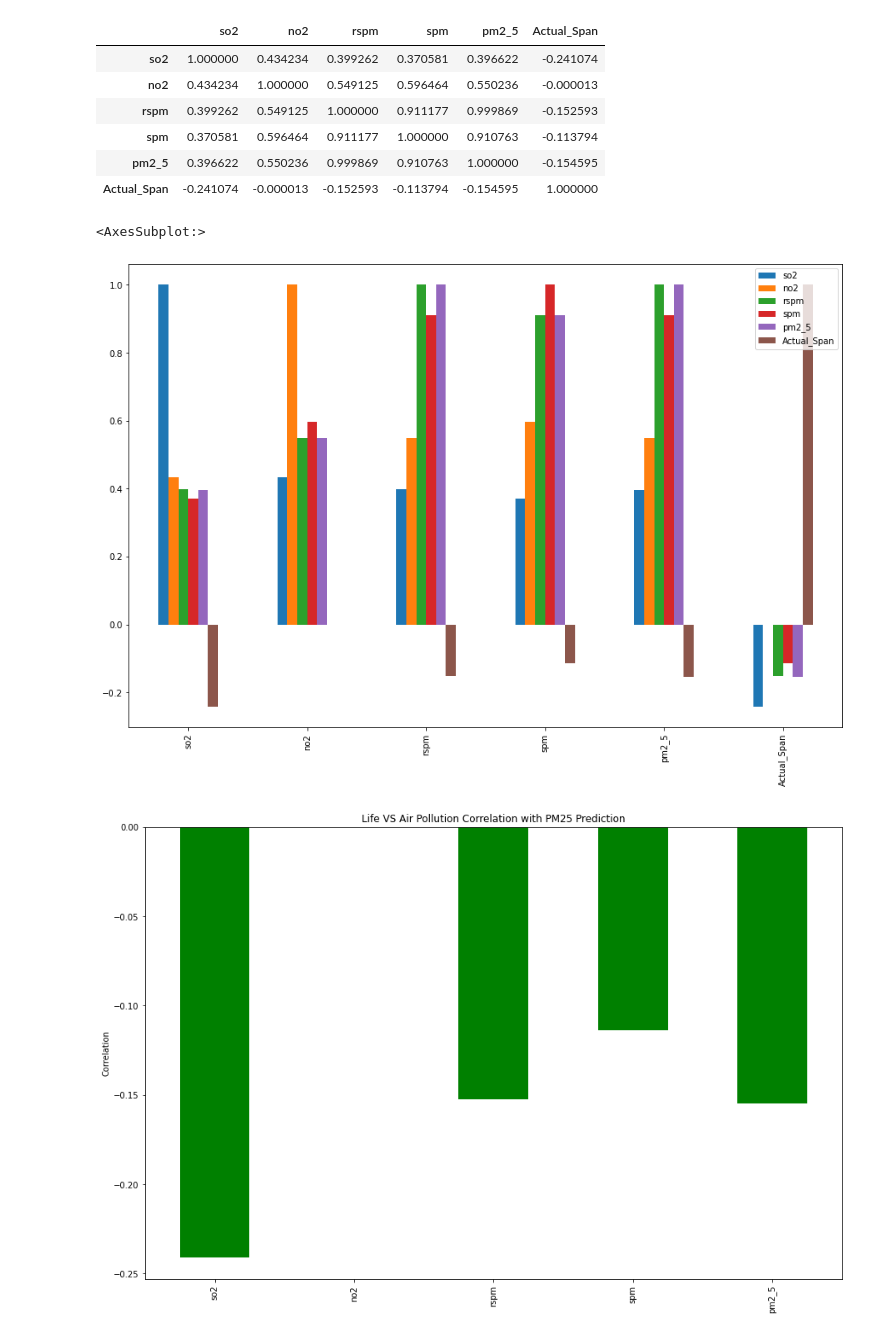
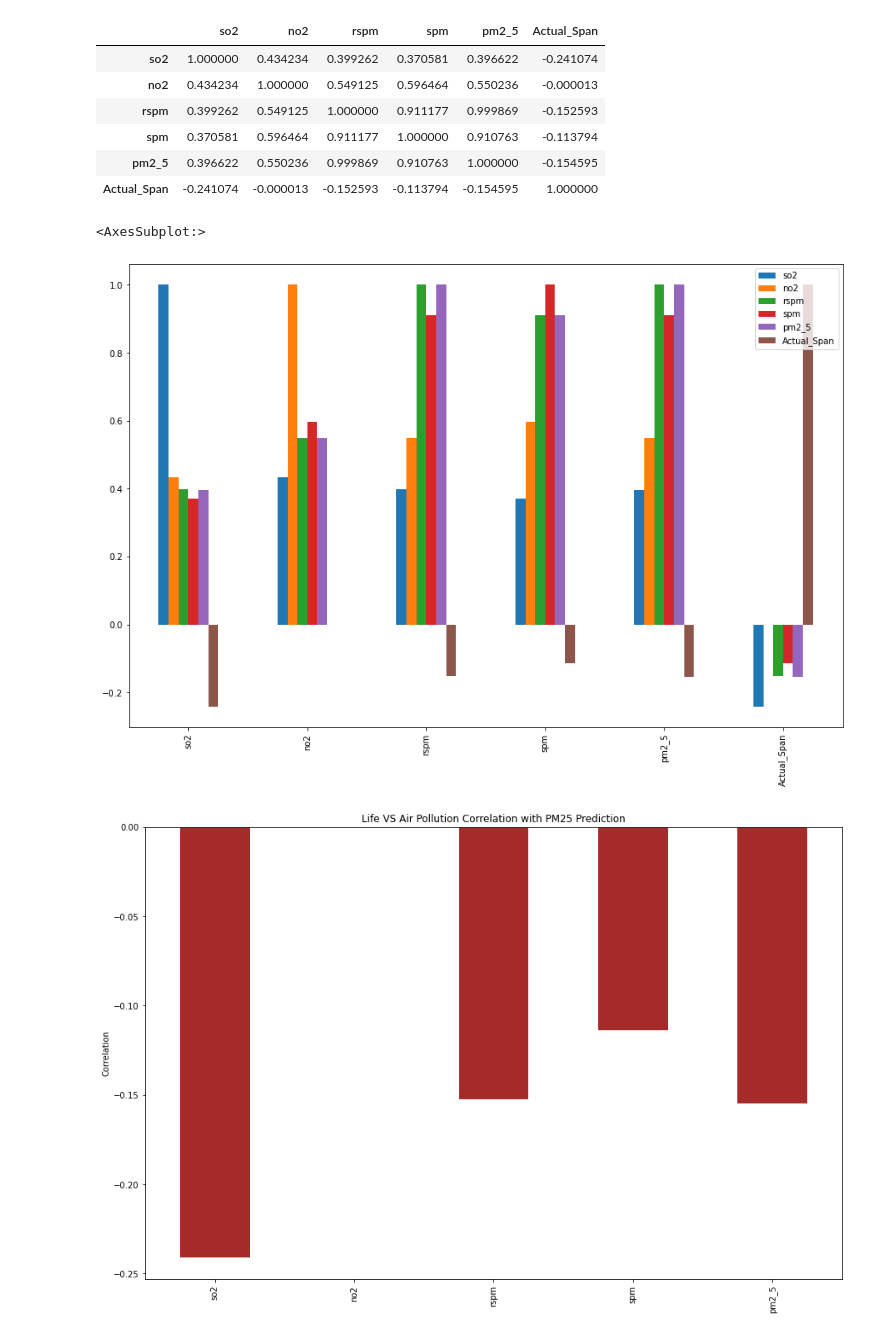
Before and after one commit to hanzhi227/Capstone1, a Jupyter notebook: IndiaAirVSLife.ipynb, the cells around one changed output. Drawn from its saved outputs; the diff is of its cells as text; code cells hidden in the pictures.

Commit message:
updating images

```diff
--- a/IndiaAirVSLife.ipynb
+++ b/IndiaAirVSLife.ipynb
@@ -5,5 +7,5 @@ import matplotlib.pyplot as plt
 from sklearn.linear_model import LinearRegression
 # %%
-air = pd.read_csv('data/india_air_quality.csv',encoding='cp1252')
+air = pd.read_csv('data/india_air_quality.csv')
 # %%
-life = pd.read_csv('data/India Life Expectancy.csv',encoding='cp1252')
+life = pd.read_csv('data/India Life Expectancy.csv')
@@ -275,14 +375,14 @@ predict_pm2_5_life.corr()
 predict_pm2_5_life.corr().plot(kind='bar', figsize=(15,10))
 # %% [output]
 <AxesSubplot:>
-[figure, old version]
+[figure, new version]
 # %%
-predict_pm2_5_life.corr().loc[['so2','no2','rspm','spm','pm2_5'],'Actual_Span'].plot(kind='bar',color = 'green', figsize = (15,10))
+predict_pm2_5_life.corr().loc[['so2','no2','rspm','spm','pm2_5'],'Actual_Span'].plot(kind='bar',color = 'brown', figsize = (15,10))
 plt.title('Life VS Air Pollution Correlation with PM25 Prediction')
 plt.ylabel('Correlation')
 plt.savefig('images/life_air_corr_with_pm25_filled')
 # %% [output]
-[figure, old version]
+[figure, new version]
 # %%
 def bootstrap(df,cols):
     return df.sample(frac=1, replace = True)[cols].corr().iloc[0,1]
```
Also changed, not shown: parts of 27 cells of this notebook, 13 other files.
